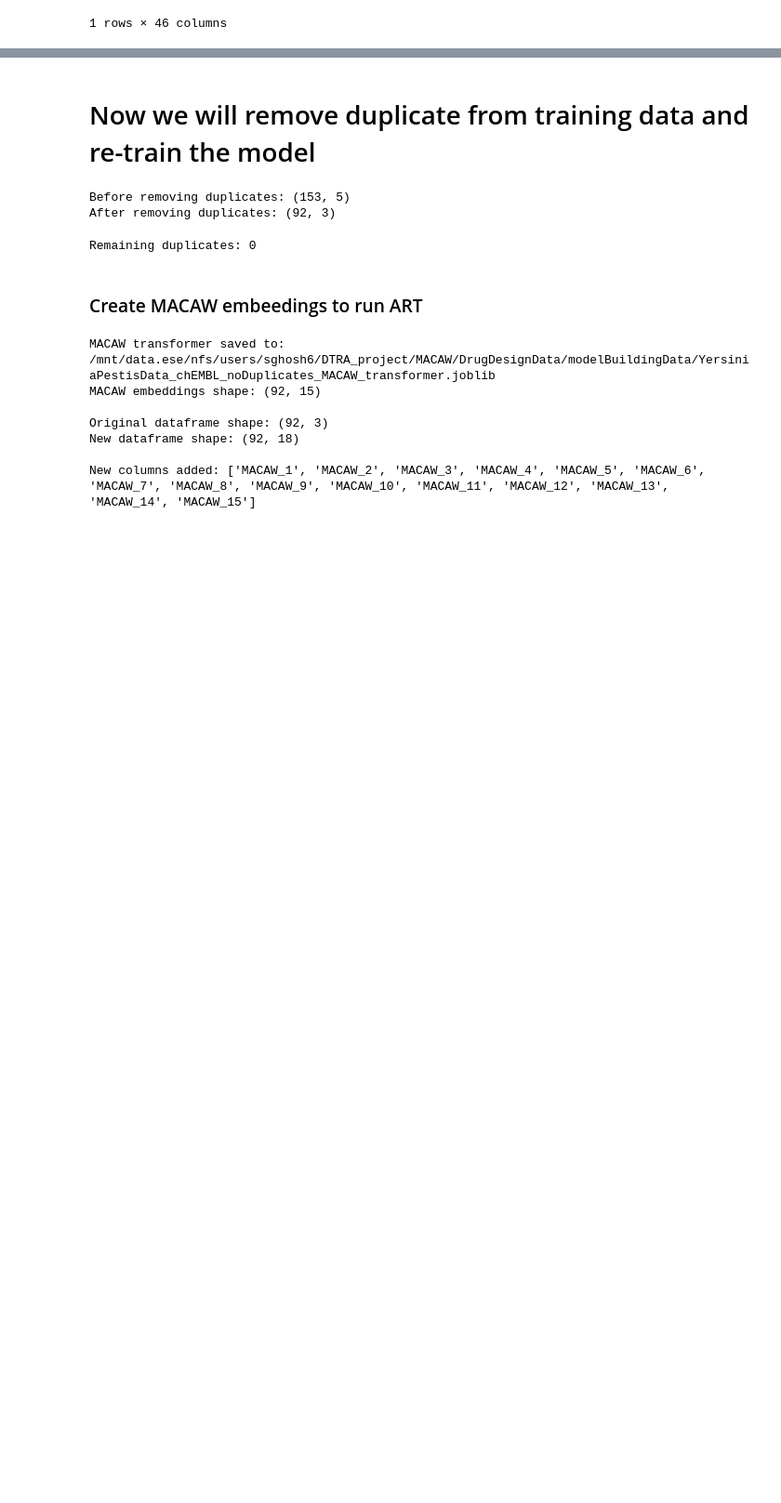
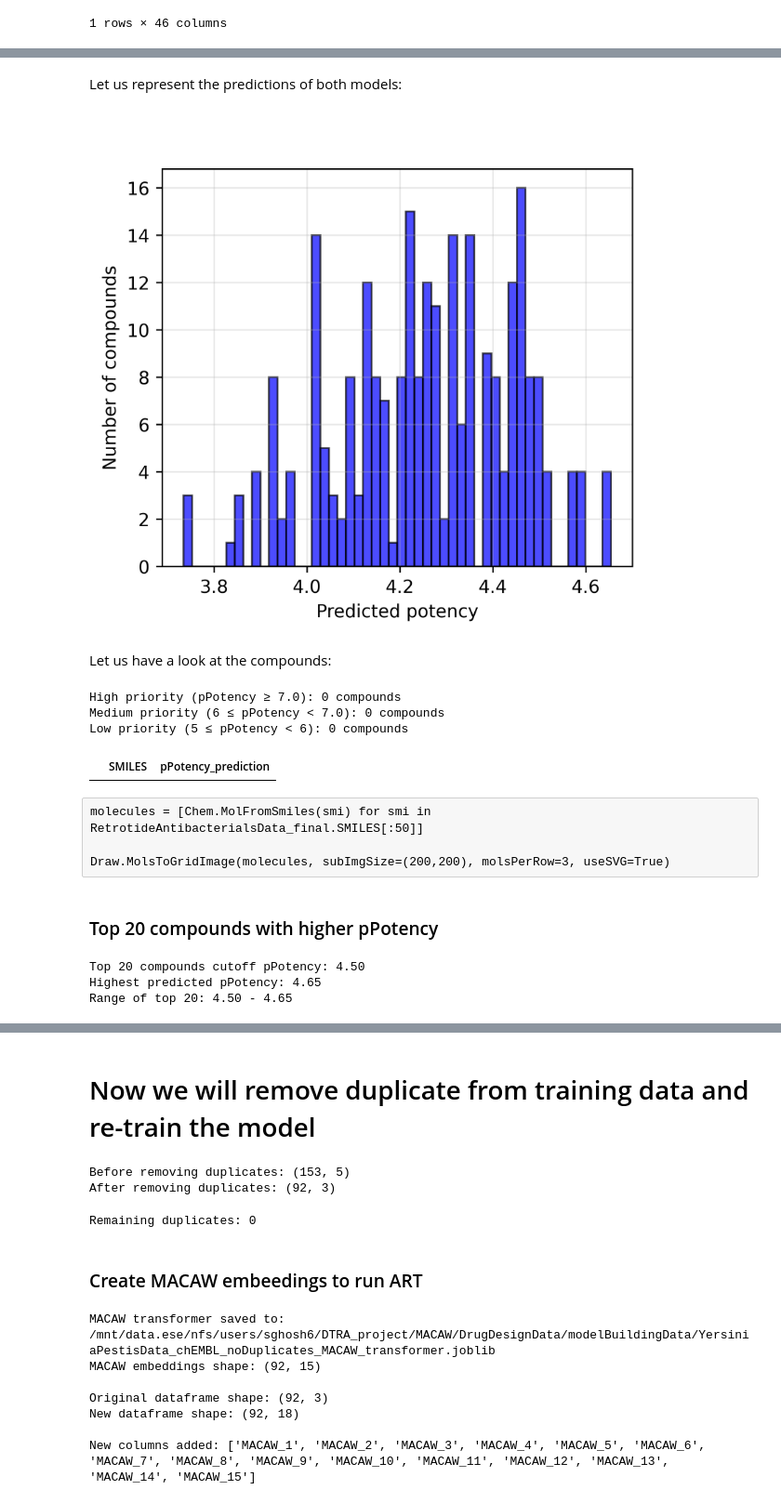
Before and after one commit to soumyadeepghosh35/DTRA_DrugDesign, a Jupyter notebook: DTRA_project_notebooks/Step3_MACAW_bacteria-YersiniaPestis.ipynb, the cells around one changed output, grey strips where cells are left out. Shown at 93% size. Drawn from its saved outputs; the diff is of its cells as text; code cells hidden in the pictures; blank space fills up the shorter version.

Commit message:
Y.pestis external validation with molecules generated by retrotide

```diff
--- a/DTRA_project_notebooks/Step3_MACAW_bacteria-YersiniaPestis.ipynb
+++ b/DTRA_project_notebooks/Step3_MACAW_bacteria-YersiniaPestis.ipynb
@@ -1689,0 +1682,6 @@ smi_lib_DTRA_targets
+# %%
+RetrotideAntibacterialsData = pd.read_csv(dataDir + "Retrotide_molecules/generated_molecules_diverseStarterSeocndExtensionMultiRing.csv")
+RetrotideAntibacterialsData = RetrotideAntibacterialsData[['Canonical_SMILES']]
+RetrotideAntibacterialsData = RetrotideAntibacterialsData.rename(columns={'Canonical_SMILES': 'SMILES'})
+print(f"Original Retrotide data shape: {RetrotideAntibacterialsData.shape}")
+RetrotideAntibacterialsData
@@ -1689,0 +1788,4 @@ smi_lib_DTRA_targets
+# %%
+print("\nComputing MACAW embeddings")
+X1_lib = mcw.transform(smi_lib_RetrotideDataset)
+print(f"Embedding shape: {X1_lib.shape}")
@@ -1689,0 +1797,4 @@ smi_lib_DTRA_targets
+# %%
+print("Generating predictions")
+Y1_lib_pred = regr_pred.predict(X1_lib)
+print(f"Predictions shape: {Y1_lib_pred.shape}")
@@ -1689,0 +1834,66 @@ smi_lib_DTRA_targets
+# %% [markdown]
+Let us represent the predictions of both models:
+# %%
+plt.figure(figsize=(4.7, 4.0), dpi=300)
+plt.hist(Y1_lib_pred, bins=50, color='blue', alpha=0.7, edgecolor='black')
+plt.xlabel("Predicted potency")
+plt.ylabel("Number of compounds")
+#plt.title(f"Virtual screening of custom library ({len(smi_lib)} molecules)", pad=35)
+#plt.axvline(x=5, color='r', linestyle='--', linewidth=2, label='pPotency = 5.0 (minimum)')
+#plt.axvline(x=6, color='g', linestyle='--', linewidth=2, label='pPotency = 6.0 (good)')
+#plt.axvline(x=7, color='b', linestyle='--', linewidth=2, label='pPotency = 7.0 (excellent)')
+
+# Legend on top, outside plot area
+plt.legend(loc='upper center', bbox_to_anchor=(0.5, 1.13), ncol=3, frameon=False)
+
+plt.grid(True, alpha=0.3)
+plt.savefig(saveDir + '/YersiniaPestis_Retrotide_validation.svg', bbox_inches='tight', dpi=300)
+plt.savefig(saveDir + '/YersiniaPestis_Retrotide_validation.png', bbox_inches='tight', dpi=300)
+plt.show()
+# %% [output]
+[figure, added]
+# %% [markdown]
+Let us have a look at the compounds:
+# %%
+# Define multiple priority levels
+high_priority_idx = np.where(Y1_lib_pred >= 7)[0]
+medium_priority_idx = np.where((Y1_lib_pred >= 6.0) & (Y1_lib_pred < 7.0))[0]
+low_priority_idx = np.where((Y1_lib_pred >= 5.0) & (Y1_lib_pred < 6))[0]
+
+print(f"High priority (pPotency ≥ 7.0): {len(high_priority_idx)} compounds")
+print(f"Medium priority (6 ≤ pPotency < 7.0): {len(medium_priority_idx)} compounds")
+print(f"Low priority (5 ≤ pPotency < 6): {len(low_priority_idx)} compounds")
+
+# Use the one you need
+idx = high_priority_idx  # or combine them
+# %% [output]
+High priority (pPotency ≥ 7.0): 0 compounds
+Medium priority (6 ≤ pPotency < 7.0): 0 compounds
+Low priority (5 ≤ pPotency < 6): 0 compounds
+# %%
+RetrotideAntibacterialsData_final = RetrotideAntibacterialsData.iloc[idx].copy()
+RetrotideAntibacterialsData_final['pPotency_prediction'] = Y1_lib_pred[idx]
+
+RetrotideAntibacterialsData_final
+# %% [output]
+|  | SMILES | pPotency_prediction |
+# %% [raw]
+molecules = [Chem.MolFromSmiles(smi) for smi in RetrotideAntibacterialsData_final.SMILES[:50]]
+
+Draw.MolsToGridImage(molecules, subImgSize=(200,200), molsPerRow=3, useSVG=True)
+# %% [markdown]
+### Top 20 compounds with higher pPotency
+# %%
+# Get indices of top 20 compounds sorted by predicted pPotency (highest to lowest)
+top_20_idx = np.argsort(Y1_lib_pred)[::-1][:20]
+
+# Get the cutoff pPotency (minimum value in top 20)
+cutoff_pPotency = Y1_lib_pred[top_20_idx[-1]]  # Last (20th) value
+
+print(f"Top 20 compounds cutoff pPotency: {cutoff_pPotency:.2f}")
+print(f"Highest predicted pPotency: {Y1_lib_pred[top_20_idx[0]]:.2f}")
+print(f"Range of top 20: {cutoff_pPotency:.2f} - {Y1_lib_pred[top_20_idx[0]]:.2f}")
+# %% [output]
+Top 20 compounds cutoff pPotency: 4.50
+Highest predicted pPotency: 4.65
+Range of top 20: 4.50 - 4.65
```
Also changed, not shown: parts of 23 cells of this notebook, 2 other files.
